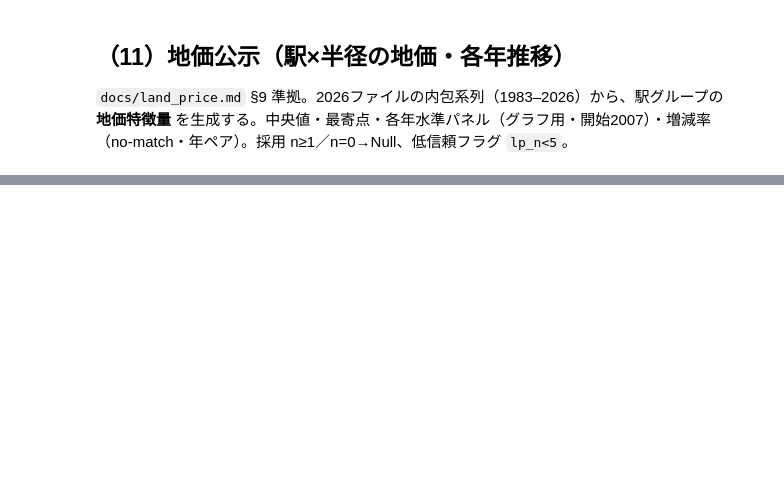
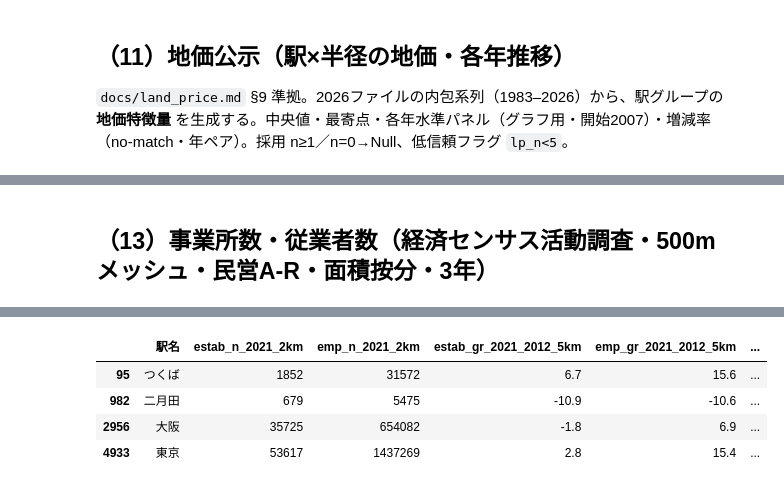
Before and after one commit to kusui26/ai-database-map, a Jupyter notebook: script/create_dataset_for_AI_Database_Map.ipynb, the cells around one changed output, grey strips where cells are left out. Drawn from its saved outputs; the diff is of its cells as text; code cells hidden in the pictures; blank space fills up the shorter version.

Commit message:
Done for now bus and establishment employee notebook and md

```diff
--- a/script/create_dataset_for_AI_Database_Map.ipynb
+++ b/script/create_dataset_for_AI_Database_Map.ipynb
@@ -956,0 +1060,68 @@ station_group[station_group["駅名"].isin(["東京", "大阪", "二月田"])][
+# %% [markdown]
+## （13）事業所数・従業者数（経済センサス活動調査・500mメッシュ・民営A-R・面積按分・3年）
+# %%
+# （13）事業所数・従業者数（経済センサス活動調査 500mメッシュ・民営A-R・3年）→ 駅×半径の面積按分。docs/establishment_employee.md 準拠
+import glob, io, zipfile, time
+
+ECO_DIR = BASE_DIR / "data" / "経済センサス_活動調査_事業所数及び従業者数"
+ECO_YEARS = [2021, 2016, 2012]
+
+def _load_eco(year):
+    """経済センサス 500mメッシュの (メッシュコード, 事業所数, 従業者数) を全区画読込（民営A-R）。2021=生zip(T001162002/023)・2016/2012=整形済CSV(estab/emp)。"""
+    codes = []; est = []; emp = []
+    if year == 2021:
+        for zp in sorted(glob.glob(str(ECO_DIR / "2021" / "tblT001162H*.zip"))):
+            with zipfile.ZipFile(zp) as z: txt = z.read(z.namelist()[0]).decode("shift_jis")
+            df = pd.read_csv(io.StringIO(txt), dtype=str)
+            df = df[df["KEY_CODE"].str.match(r"^\d+$", na=False)]                  # ラベル行除外＝メッシュ行のみ
+            codes.append(df["KEY_CODE"].to_numpy())
+            est.append(pd.to_numeric(df["T001162002"], errors="coerce").fillna(0).to_numpy())   # 事業所数 A〜R民営
+            emp.append(pd.to_numeric(df["T001162023"], errors="coerce").fillna(0).to_numpy())   # 従業者数 A〜R民営
+    else:
+        for fp in sorted(glob.glob(str(ECO_DIR / str(year) / f"eco{year}_*.csv"))):
+            df = pd.read_csv(fp, dtype={"KEY_CODE": str})
+            codes.append(df["KEY_CODE"].to_numpy())
+            est.append(pd.to_numeric(df["estab"], errors="coerce").fillna(0).to_numpy())
+            emp.append(pd.to_numeric(df["emp"], errors="coerce").fillna(0).to_numpy())
+    return np.concatenate(codes), np.concatenate(est).astype(float), np.concatenate(emp).astype(float)
+
+# --- 年ごとに 500mメッシュ → 駅半径へ面積按分（人口の _build_geom / aggregate_radii_multi を流用） ---
+_sx, _sy = tf_aea.transform(station_group["lon"].to_numpy(), station_group["lat"].to_numpy()); nST = len(station_group)
+EST = {y: {R: np.zeros(nST) for R in RADII} for y in ECO_YEARS}
+EMP = {y: {R: np.zeros(nST) for R in RADII} for y in ECO_YEARS}
+for year in ECO_YEARS:
+    codes, est, emp = _load_eco(year); M = _build_geom(pd.Series(codes))
+    print(f"[{year}] {len(codes):,}メッシュ 事業所{int(est.sum()):,}/従業者{int(emp.sum()):,}（全国計＝公式民営確報と一致）")
+    t0 = time.time()
+    for j in range(nST):
+        o = aggregate_radii_multi(M, {"e": est, "w": emp}, _sx[j], _sy[j])
+        for R in RADII: EST[year][R][j] = o["e"][R]; EMP[year][R][j] = o["w"][R]
+        if (j + 1) % 3000 == 0: print(f"  [{year}] {j+1}/{nST} ({time.time()-t0:.0f}s)")
+    print(f"  [{year}] 集計完了 {time.time()-t0:.0f}s"); del M
+
+# --- station_group へ付与（estab_/emp_ 接頭辞・水準→増減率→低分母フラグ。docs §6.3/§8） ---
+_eco = {}; LV = {}
+for VAR, D in [("estab", EST), ("emp", EMP)]:                                       # 水準: 事業所3年 → 従業者3年
+    for year in [2021, 2016, 2012]:
+        arr = np.rint(np.maximum.accumulate(np.column_stack([D[year][R] for R in RADII]), axis=1))  # 半径単調化→整数化
+        LV[(VAR, year)] = arr
+        for k, R in enumerate(RADII):
+            _eco[f"{VAR}_n_{year}_{RNAME[R]}"] = pd.Series(arr[:, k], index=station_group.index).astype("Int64")
+for VAR in ["estab", "emp"]:                                                        # 増減率: 9年(2012→21)・5年(2016→21)
+    new = LV[(VAR, 2021)]
+    for old in [2012, 2016]:
+        base = LV[(VAR, old)]
+        for k, R in enumerate(RADII):
+            with np.errstate(divide="ignore", invalid="ignore"):
+                g = np.where(base[:, k] > 0, (new[:, k] / base[:, k] - 1.0) * 100.0, np.nan)   # 分母0はNaN
+            _eco[f"{VAR}_gr_2021_{old}_{RNAME[R]}"] = np.round(g, 1)
+for k, R in enumerate(RADII):                                                       # 低分母フラグ（2012事業所<5・事業所/従業者の両増減率に共通）
+    _eco[f"estab_gr_lown_{RNAME[R]}"] = (LV[("estab", 2012)][:, k] < 5).astype("int8")
+station_group = pd.concat([station_group, pd.DataFrame(_eco, index=station_group.index)], axis=1)
+
+_ecoc = [c for c in station_group.columns if c.startswith(("estab_", "emp_"))]
+print(f"\n経済センサス列数: {len(_ecoc)}（水準36＝事業所/従業者×3年×6半径 ＋ 増減率24 ＋ 低分母フラグ6）")
+# サニティ: 都心(多・従業者増) vs 地方(減)。docs §7.3 の実測と一致を確認
+station_group[station_group["駅名"].isin(["東京", "大阪", "二月田", "つくば"])][
+    ["駅名", "estab_n_2021_2km", "emp_n_2021_2km", "estab_gr_2021_2012_5km", "emp_gr_2021_2012_5km", "estab_gr_lown_500m"]]
+# %% [output]
@@ -957,3 +1145,8 @@ station_group[station_group["駅名"].isin(["東京", "大阪", "二月田"])][
+|  | 駅名 | estab_n_2021_2km | emp_n_2021_2km | estab_gr_2021_2012_5km | emp_gr_2021_2012_5km | ... |
+| 95 | つくば | 1852 | 31572 | 6.7 | 15.6 | ... |
+| 982 | 二月田 | 679 | 5475 | -10.9 | -10.6 | ... |
+| 2956 | 大阪 | 35725 | 654082 | -1.8 | 6.9 | ... |
+| 4933 | 東京 | 53617 | 1437269 | 2.8 | 15.4 | ... |
 # %%
 # CSV 出力: DB(Supabase/PostGIS)取込を見据えた最終成果物。
 #   - lon/lat を保持（geometry は取込時に ST_SetSRID(ST_MakePoint(lon,lat),4326) で生成）。
```
Also changed, not shown: parts of 7 cells of this notebook, 2 other files.
